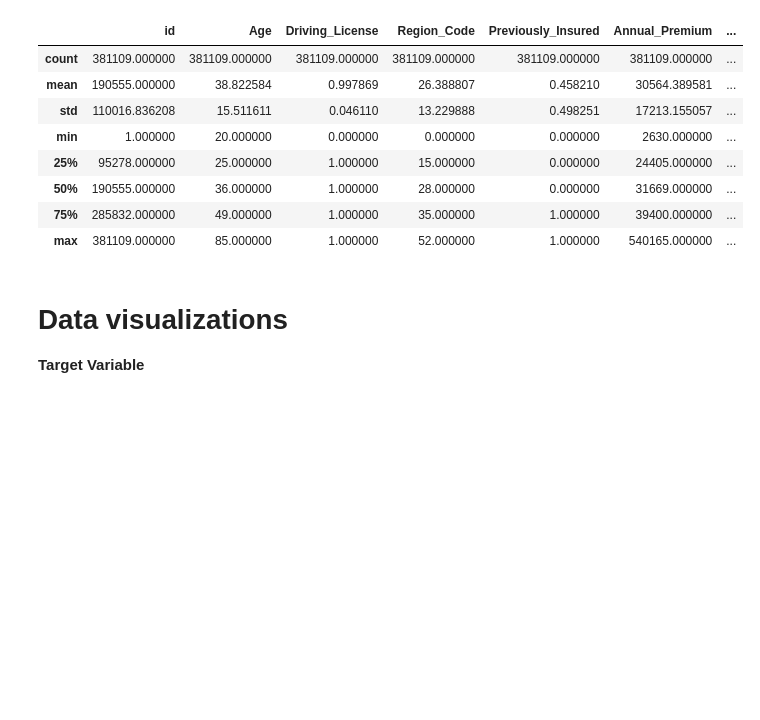
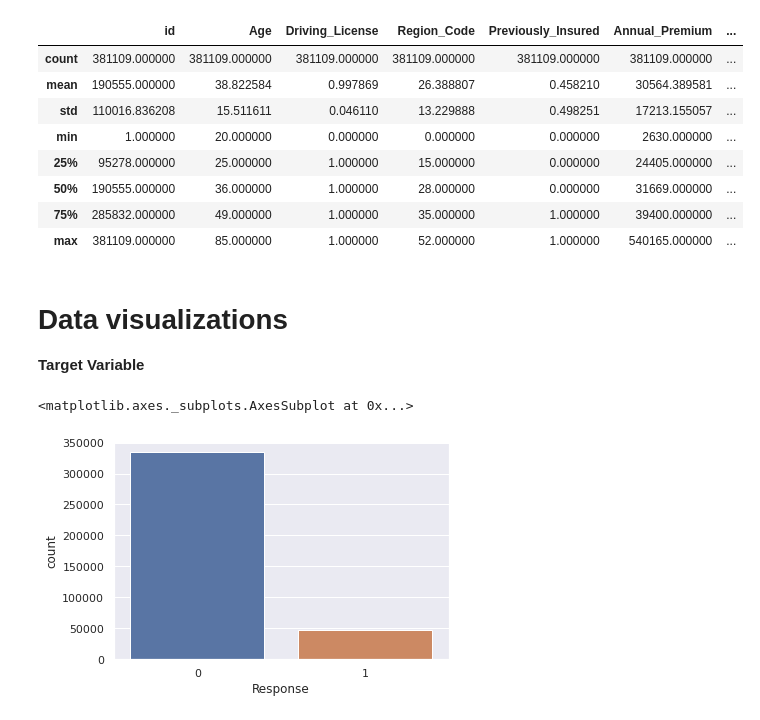
Before and after one commit to nileshrathod17/Health-Insurance-Cross-Sell-Prediction, a Jupyter notebook: Health_Insurance_Cross_Sell_Prediction.ipynb, the cells around one changed output. Saved outputs shown, nothing was run; the diff lists cells and outputs as text; code cells hidden in the pictures; blank space fills up the shorter version.

```diff
--- a/Health_Insurance_Cross_Sell_Prediction.ipynb
+++ b/Health_Insurance_Cross_Sell_Prediction.ipynb
@@ -146,3 +146,9 @@ data.describe()
 # %% [markdown]
 # **Data visualizations**
 **Target Variable**
+# %%
+sns.set_theme(style="darkgrid")
+sns.countplot(data['Response'],data=data)
+# %% [output]
+<matplotlib.axes._subplots.AxesSubplot at 0x...>
+[figure, added]
```
Also changed, not shown: parts of 8 cells of this notebook.
